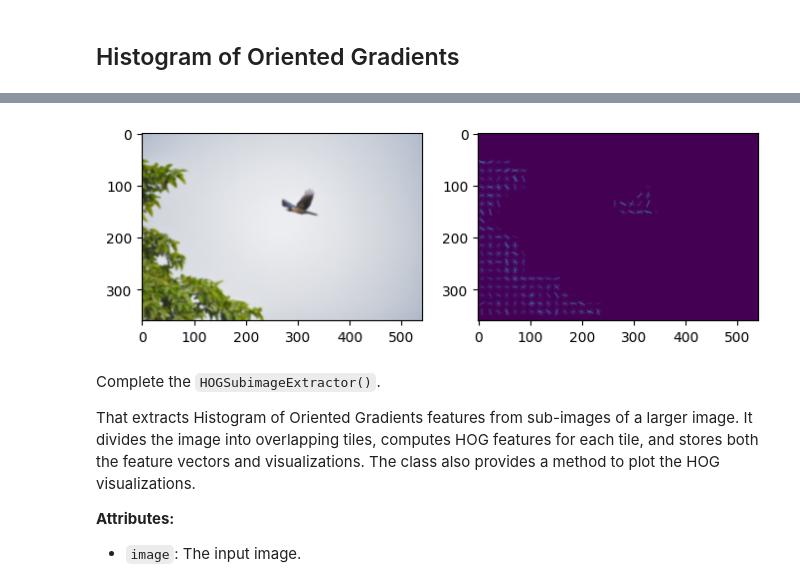
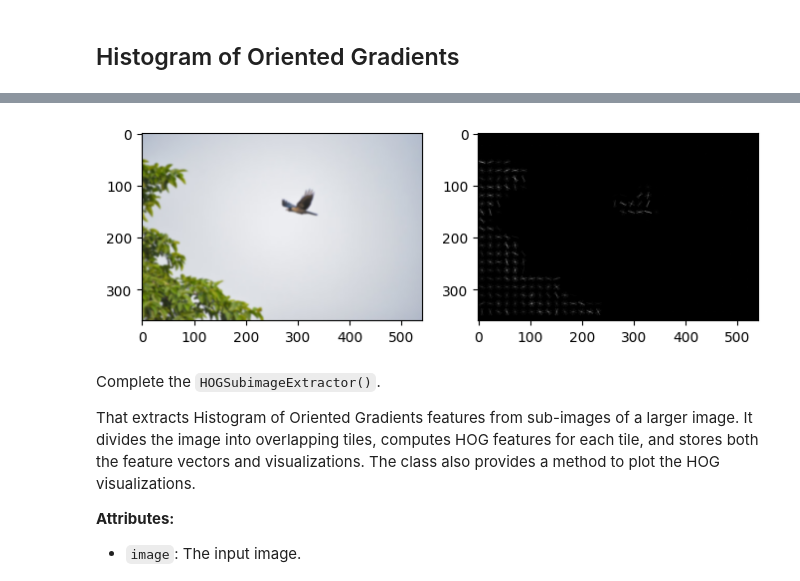
Before and after one commit to sitthatot/Lab4_Image-Segmentation, a Jupyter notebook: Lab4_Image Segmentation.ipynb, the cells around one changed output, grey strips where cells are left out. Saved outputs shown, nothing was run; the diff lists cells and outputs as text; code cells hidden in the pictures.

```diff
--- a/Lab4_Image Segmentation.ipynb
+++ b/Lab4_Image Segmentation.ipynb
@@ -48,24 +48,24 @@ Blur the image then apply to the [`hog()`](<https://scikit-image.org/docs/stable
 # %%
 ### START CODE HERE ###
 blurry_image = cv2.GaussianBlur(image, (7, 7), 0) #ภาพ,Kernel Size, Standard Deviation
 fd, hog_image = hog(blurry_image,
     orientations=8,
     pixels_per_cell=(16, 16),
     cells_per_block=(1, 1),
     visualize=True,
     channel_axis=-1,
     )
 
 fig, axs = plt.subplots(1,2, figsize=(8, 4))
 axs[0].imshow(blurry_image)
-axs[1].imshow(hog_image)
+axs[1].imshow(hog_image, cmap='gray')
 plt.show()
 
 
 
 ### END CODE HERE ###
 # %% [output]
-[figure, old version]
+[figure, new version]
 # %% [markdown]
 Complete the `HOGSubimageExtractor()`.
 
```
Also changed, not shown: parts of 5 cells of this notebook.
